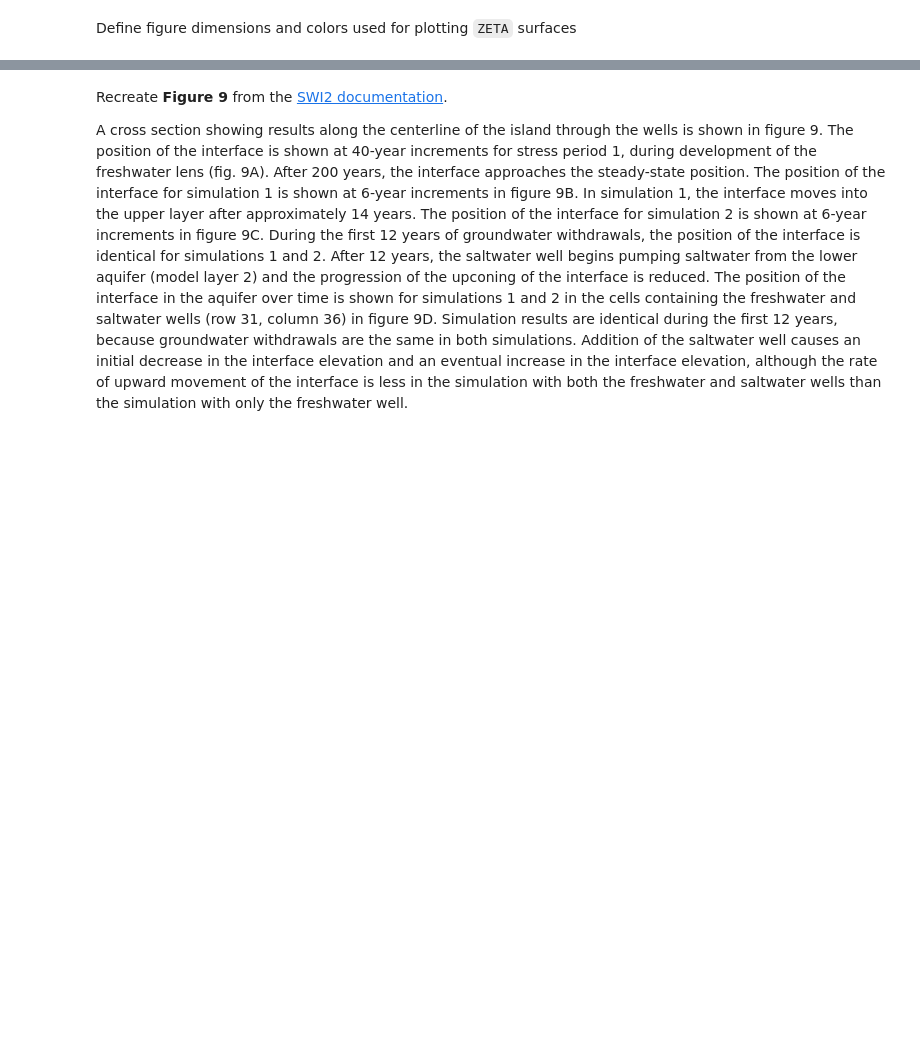
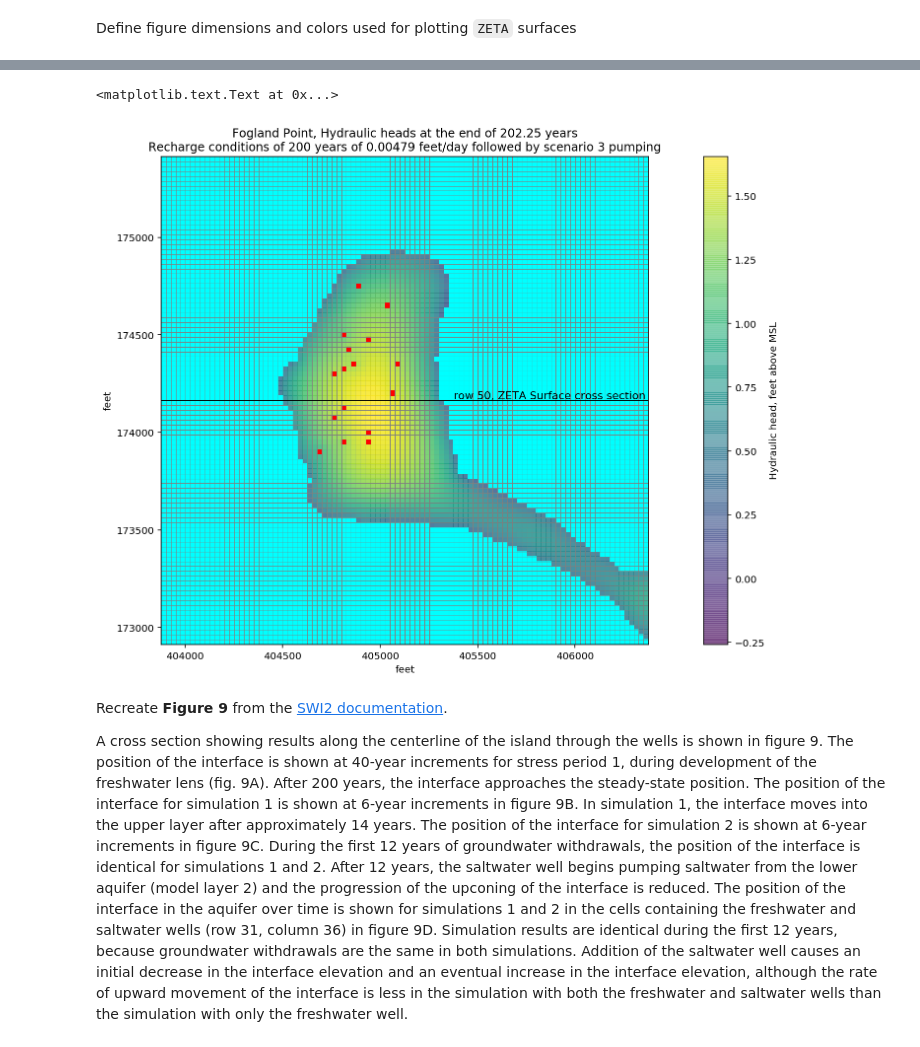
Before and after one commit to spencerbh/Fogland, a Jupyter notebook: flopy3_SWI2_Fogland_UNIX_pumping_SS_203yrs.ipynb, the cells around one changed output, grey strips where cells are left out. Saved outputs shown, nothing was run; the diff lists cells and outputs as text; code cells hidden in the pictures; blank space fills up the shorter version.

```diff
--- a/flopy3_SWI2_Fogland_UNIX_pumping_SS_203yrs.ipynb
+++ b/flopy3_SWI2_Fogland_UNIX_pumping_SS_203yrs.ipynb
@@ -549,34 +525,37 @@ hdobj = flopy.utils.HeadFile(fname)
 head = hdobj.get_data()
 levels = np.arange(-5,10,.5)
 
 fig = plt.figure(figsize=(20, 20))
 
 ax = fig.add_subplot(2, 1, 1, aspect='equal')
 ax.set_title('Fogland Point, Hydraulic heads at the end of 202.25 years'
              '\nRecharge conditions of 200 years of 0.00479 feet/day followed by scenario 3 pumping')
 modelmap = flopy.plot.ModelMap(model=ml)
 quadmesh = modelmap.plot_ibound()
-quadmesh = modelmap.plot_array(head, masked_values=[999., -9.99989990e+02], alpha=0.5,)
+quadmesh = modelmap.plot_array(head, masked_values=[999., -9.99989990e+02], alpha=0.6,)
 modelmap.plot_bc("GHB")
 linecollection = modelmap.plot_grid(linewidth=0.5)
 cb = fig.colorbar(quadmesh, ax = ax)
 cb.set_label('Hydraulic head, feet above MSL')
 modelmap.plot_bc("WEL", plotAll=True)
 ax.plot([403877, 406377], [174163, 174163], color='k', linewidth=1.0)
 ax.text(0.6, .52, 'row 50, ZETA Surface cross section', transform=ax.transAxes, va='top', ha='left', size='11')
 
 ax.set_xlabel('feet')
 ax.set_ylabel('feet')
 
 
 # ax = fig.add_subplot(2, 1, 2, aspect='equal')
 # ax.set_title('contour_array()')
 # modelmap = flopy.plot.ModelMap(model=ml)
 # quadmesh = modelmap.plot_ibound()
 # #modelmap.plot_bc("WEL")
 # contour_set = modelmap.contour_array(head, masked_values=[999., -9.99989990e+02], levels=levels)
 # linecollection = modelmap.plot_grid()
 # cb = fig.colorbar(quadmesh, ax = ax)
+# %% [output]
+<matplotlib.text.Text at 0x...>
+[figure, added]
 # %%
 #levels
 #head
```
Also changed, not shown: parts of 16 cells of this notebook, 2 other files.
